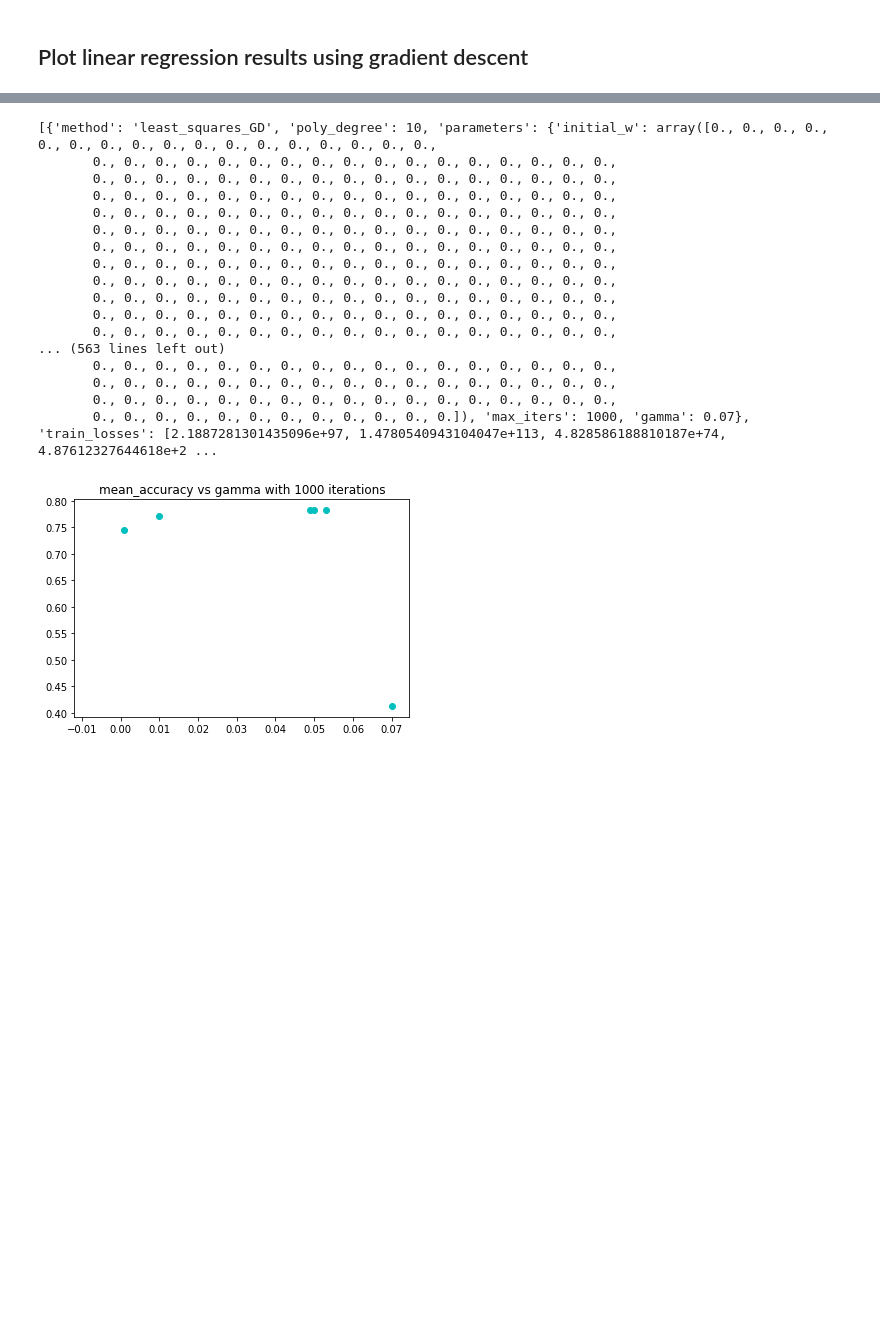
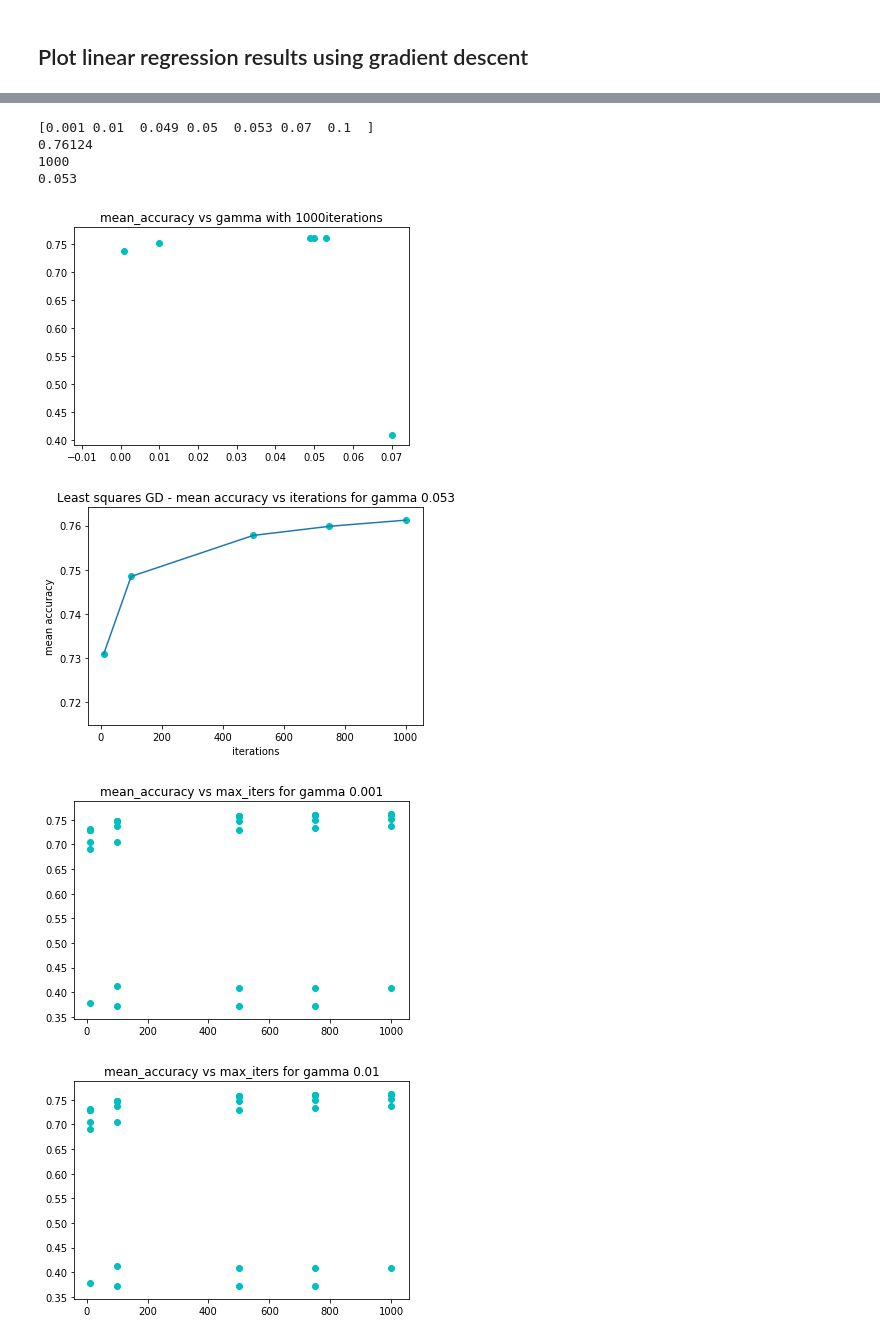
Before and after one commit to AdrienBertaud/Find-the-Higgs-boson-with-machine-learning, a Jupyter notebook: plot_lin_reg_GD.ipynb, the cells around one changed output, grey strips where cells are left out. Cells and saved outputs as stored; diff of their text form; code cells hidden in the pictures; blank space fills up the shorter version.

```diff
--- a/plot_lin_reg_GD.ipynb
+++ b/plot_lin_reg_GD.ipynb
@@ -94,26 +96,7 @@ filehandler = open(file, 'wb')
 pickle.dump(evaluation_data, filehandler)
-# %%
-eval = pickle.load(open(file, "rb"))
-print(eval)
-# %% [output]
-[{'method': 'least_squares_GD', 'poly_degree': 10, 'parameters': {'initial_w': array([0., 0., 0., 0., 0., 0., 0., 0., 0., 0., 0., 0., 0., 0., 0., 0., 0.,
-       0., 0., 0., 0., 0., 0., 0., 0., 0., 0., 0., 0., 0., 0., 0., 0., 0.,
-       0., 0., 0., 0., 0., 0., 0., 0., 0., 0., 0., 0., 0., 0., 0., 0., 0.,
-       0., 0., 0., 0., 0., 0., 0., 0., 0., 0., 0., 0., 0., 0., 0., 0., 0.,
-       0., 0., 0., 0., 0., 0., 0., 0., 0., 0., 0., 0., 0., 0., 0., 0., 0.,
-       0., 0., 0., 0., 0., 0., 0., 0., 0., 0., 0., 0., 0., 0., 0., 0., 0.,
-       0., 0., 0., 0., 0., 0., 0., 0., 0., 0., 0., 0., 0., 0., 0., 0., 0.,
-       0., 0., 0., 0., 0., 0., 0., 0., 0., 0., 0., 0., 0., 0., 0., 0., 0.,
-       0., 0., 0., 0., 0., 0., 0., 0., 0., 0., 0., 0., 0., 0., 0., 0., 0.,
-       0., 0., 0., 0., 0., 0., 0., 0., 0., 0., 0., 0., 0., 0., 0., 0., 0.,
-       0., 0., 0., 0., 0., 0., 0., 0., 0., 0., 0., 0., 0., 0., 0., 0., 0.,
-       0., 0., 0., 0., 0., 0., 0., 0., 0., 0., 0., 0., 0., 0., 0., 0., 0.,
-... (563 lines left out)
-       0., 0., 0., 0., 0., 0., 0., 0., 0., 0., 0., 0., 0., 0., 0., 0., 0.,
-       0., 0., 0., 0., 0., 0., 0., 0., 0., 0., 0., 0., 0., 0., 0., 0., 0.,
-       0., 0., 0., 0., 0., 0., 0., 0., 0., 0., 0., 0., 0., 0., 0., 0., 0.,
-       0., 0., 0., 0., 0., 0., 0., 0., 0., 0., 0., 0.]), 'max_iters': 1000, 'gamma': 0.07}, 'train_losses': [2.1887281301435096e+97, 1.4780540943104047e+113, 4.828586188810187e+74, 4.87612327644618e+2 ...
 # %%
+eval = evaluation_data
+
 gamma = []
 max_iters = []
 best_mean_accuracy = 0
@@ -124,35 +107,80 @@ for item in eval:
     gamma.append(param['gamma'])
     max_iters.append(param['max_iters'])
     #print(item['mean_accuracy'])
 
     best_mean_accuracy = max(item['mean_accuracy'], best_mean_accuracy)
 
 gamma_uniq = np.unique(gamma)
 max_iters_uniq = np.unique(max_iters)
 
-#print(gamma_uniq)
-#print(best_mean_accuracy)
+print(gamma_uniq)
+print(best_mean_accuracy)
 best_max_iters = 0
 best_gamma = 0
 
 for item in eval:
     param = item['parameters']
 
     if best_mean_accuracy == item['mean_accuracy']:
         best_max_iters = param['max_iters']
         best_gamma = param['gamma']
         #print(param)
 
-#print(best_max_iters)
-#print(best_gamma)
+print(best_max_iters)
+print(best_gamma)
 
 plt.title('mean_accuracy vs gamma with ' + str(best_max_iters) + ' iterations')
 for item in eval:
     param = item['parameters']
 
     if best_max_iters == param['max_iters']:
         plt.scatter(param['gamma'], item['mean_accuracy'], color ='c')
 
 plt.show()
+
+accuracies = []
+iterations = []
+
+title = 'Least squares GD - mean accuracy vs iterations for gamma ' + str(best_gamma)
+plt.title(title)
+
+for item in eval:
+    param = item['parameters']
+
+    if best_gamma == param['gamma']:
+        accuracies.append(item['mean_accuracy'])
+        iterations.append(param['max_iters'])
+        plt.scatter(param['max_iters'], item['mean_accuracy'], color ='c')
+
+plt.plot(iterations,accuracies)
+plt.xlabel('iterations')
+plt.ylabel('mean accuracy')
+plt.savefig(title + '.jpg')
+plt.show()
+
+for gamma_iter in gamma_uniq:
+
+    plt.title('mean_accuracy vs max_iters for gamma ' + str(gamma_iter))
+
+    for item in eval:
+        param = item['parameters']
+        plt.scatter(param['max_iters'], item['mean_accuracy'], color ='c')
+    plt.show()
+
+for max_iter in max_iters_uniq:
+
+    plt.title('mean_accuracy vs gamma for max_iter = ' + str(gamma_iter))
+
+    for item in eval:
+        param = item['parameters']
+        plt.scatter(param['gamma'], item['mean_accuracy'], color ='c')
+    plt.show()
 # %% [output]
+[0.001 0.01  0.049 0.05  0.053 0.07  0.1  ]
+0.76124
+1000
+0.053
-[figure, old version]
+[figure, new version]
+[figure, added]
+[figure, added]
+[figure, added]
```
Also changed, not shown: parts of 5 cells of this notebook, 21 other files.
